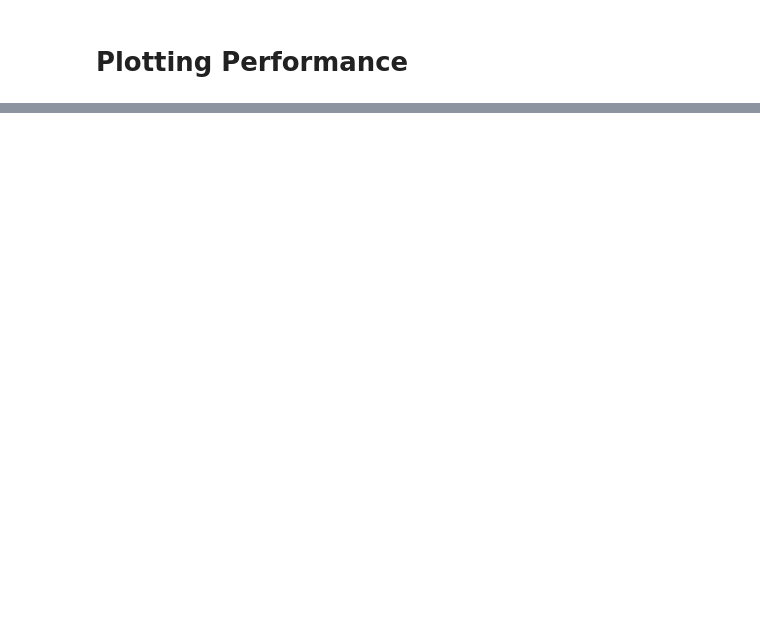
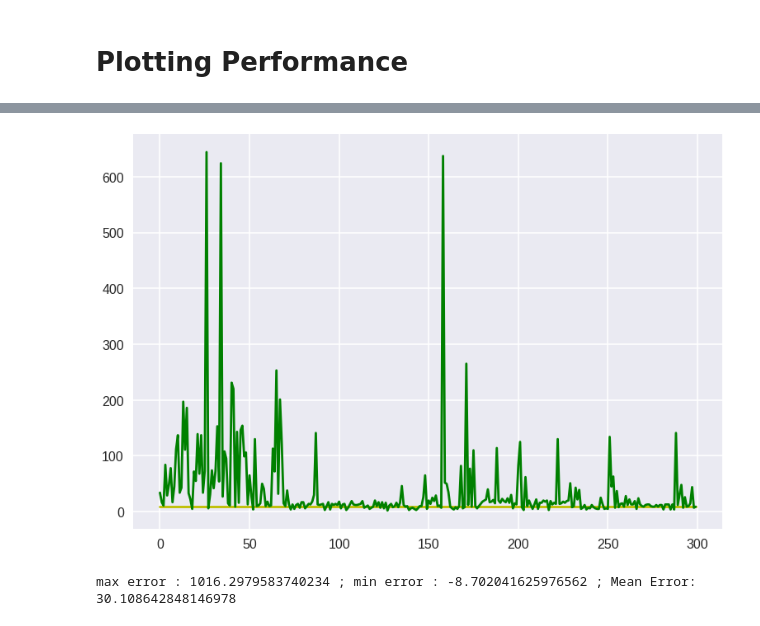
Before and after one commit to vyomshm/DeepAnomaly, a Jupyter notebook: lstm_model.ipynb, the cells around one changed output, grey strips where cells are left out. Cells and saved outputs as stored; diff of their text form; code cells hidden in the pictures; blank space fills up the shorter version.

```diff
--- a/lstm_model.ipynb
+++ b/lstm_model.ipynb
@@ -375,0 +441,12 @@ Results: MSE - 9411.382605  ;  seconds = 97.012
+# %%
+plt.plot(predictions[:300],'y' )
+plt.plot(testY[:300], 'g')
+
+plt.show()
+# %% [output]
+[figure, added]
+# %%
+mae = testY-predictions
+print('max error : {} ; min error : {} ; Mean Error: {}'.format(np.max(mae), np.min(mae), np.mean(mae)))
+# %% [output]
+max error : 1016.2979583740234 ; min error : -8.702041625976562 ; Mean Error: 30.108642848146978
```
Also changed, not shown: parts of 11 cells of this notebook.
